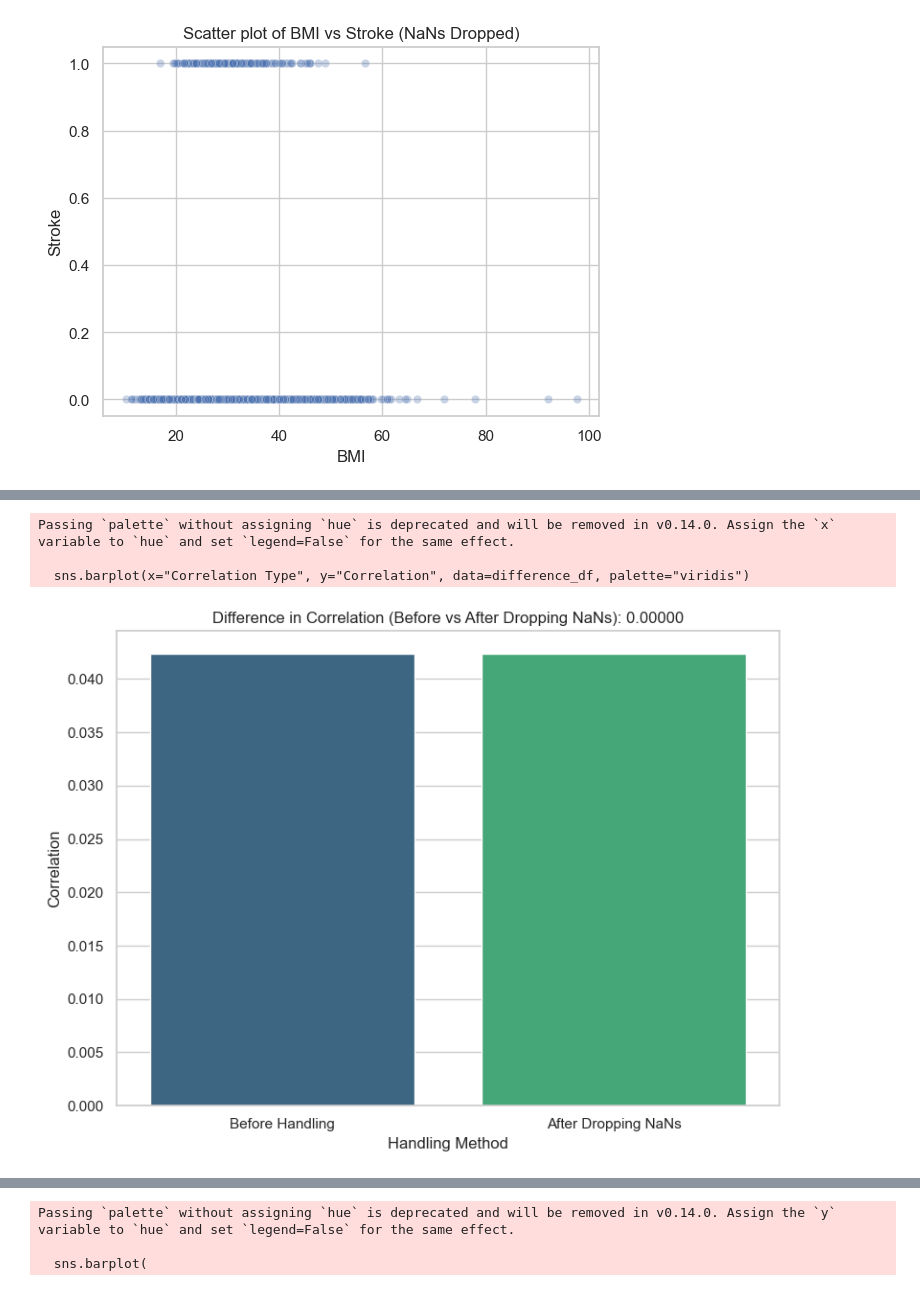
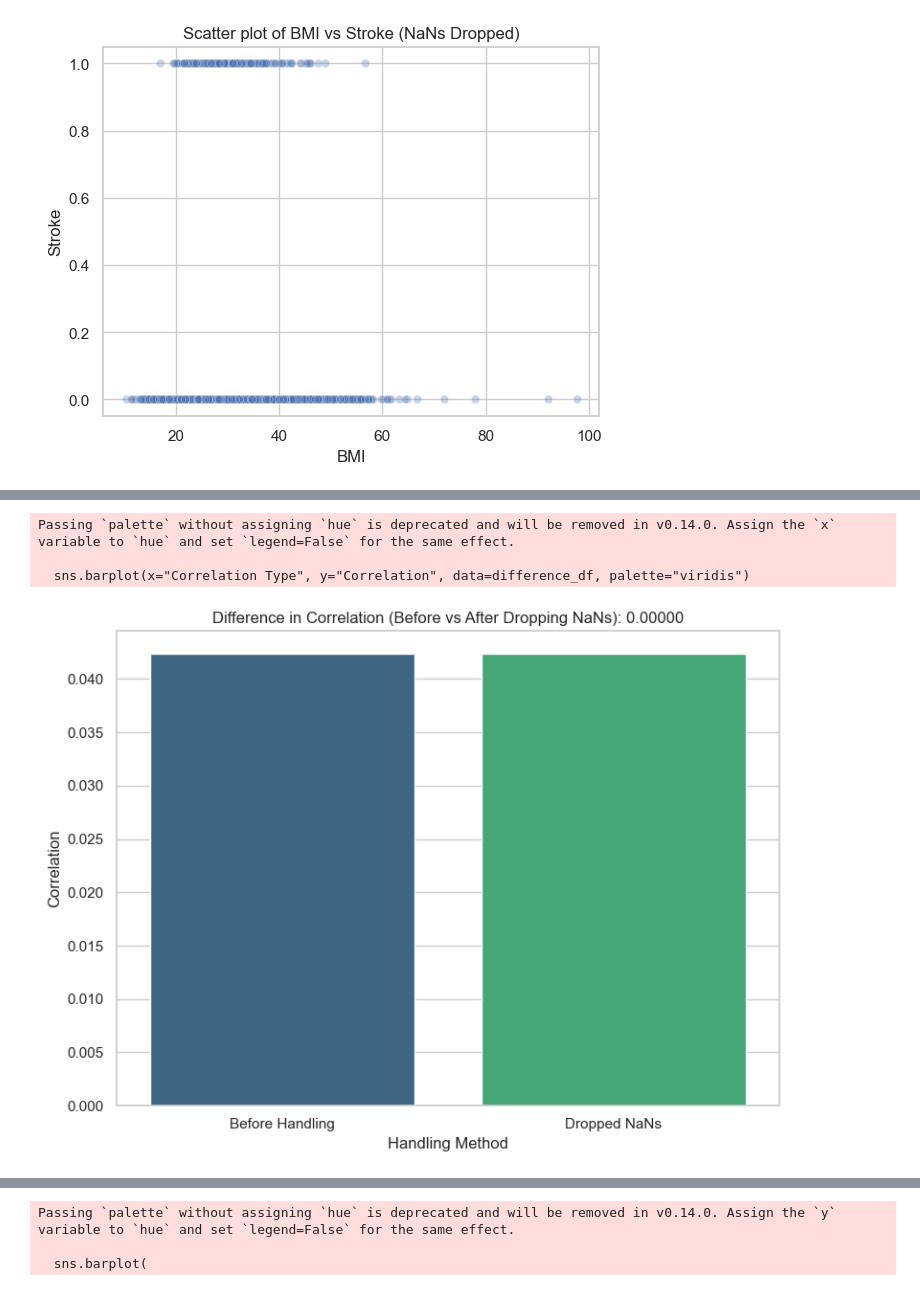
Before and after one commit to mazen4bs/stoke-prediction-machine-learning, a Jupyter notebook: stroke prediction/notebooks/stroke_analysis_phase1.ipynb, the cells around one changed output, grey strips where cells are left out. Drawn from its saved outputs; the diff is of its cells as text; code cells hidden in the pictures.

Commit message:
Solved some errors in handling missing data and organized the code

```diff
--- a/stroke prediction/notebooks/stroke_analysis_phase1.ipynb
+++ b/stroke prediction/notebooks/stroke_analysis_phase1.ipynb
@@ -772,23 +833,27 @@ Passing `palette` without assigning `hue` is deprecated and will be removed in v
 # %%
-# Calculate the difference in correlation
-correlation_difference = correlation_df.loc["Dropped NaNs", "Correlation"] - correlation_df.loc["Before Handling", "Correlation"]
+# Ensure the correlation values for "Dropped NaNs" are available
+correlation_values = {
+	"Correlation Type": ["Before Handling", "Dropped NaNs"],
+	"Correlation": [correlation_before.loc["bmi", "stroke"], correlation_dropna.loc["bmi", "stroke"]]
+}
 
 # Create a DataFrame for visualization
-difference_df = pd.DataFrame({
-    "Correlation Type": ["Before Handling", "After Dropping NaNs"],
-    "Correlation": [correlation_df.loc["Before Handling", "Correlation"], correlation_df.loc["Dropped NaNs", "Correlation"]]
-})
+difference_df = pd.DataFrame(correlation_values)
+
+# Calculate the difference in correlation
+correlation_difference = difference_df.loc[difference_df["Correlation Type"] == "Dropped NaNs", "Correlation"].values[0] - \
+						 difference_df.loc[difference_df["Correlation Type"] == "Before Handling", "Correlation"].values[0]
 
 # Plot the bar chart
 plt.figure(figsize=(8, 6))
 sns.barplot(x="Correlation Type", y="Correlation", data=difference_df, palette="viridis")
 plt.title(f"Difference in Correlation (Before vs After Dropping NaNs): {correlation_difference:.5f}")
 plt.ylabel("Correlation")
 plt.xlabel("Handling Method")
 plt.tight_layout()
 plt.show()
 # %% [output]
 Passing `palette` without assigning `hue` is deprecated and will be removed in v0.14.0. Assign the `x` variable to `hue` and set `legend=False` for the same effect.
 
   sns.barplot(x="Correlation Type", y="Correlation", data=difference_df, palette="viridis")
-[figure, old version]
+[figure, new version]
```
Also changed, not shown: parts of 28 cells of this notebook.
